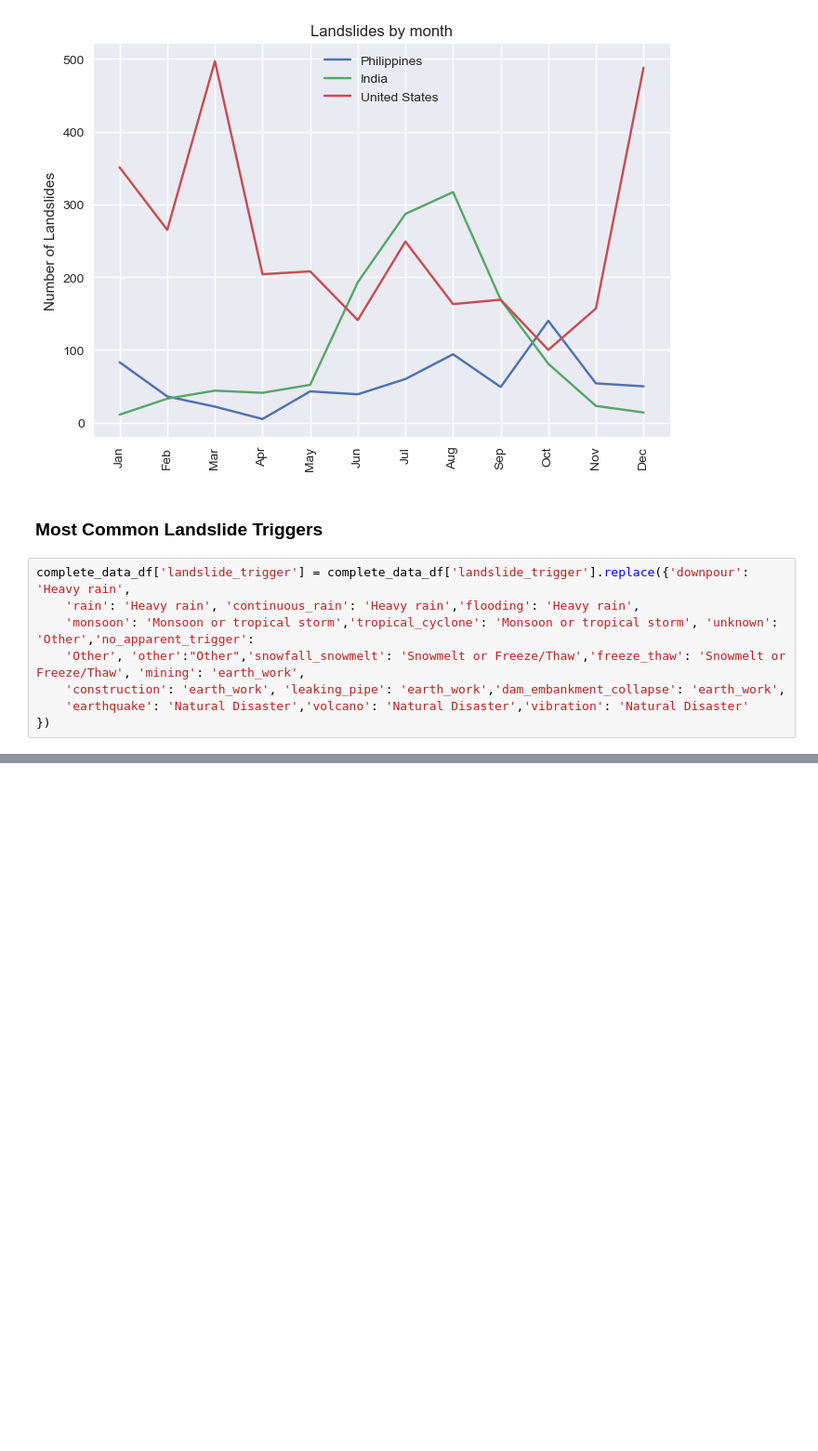
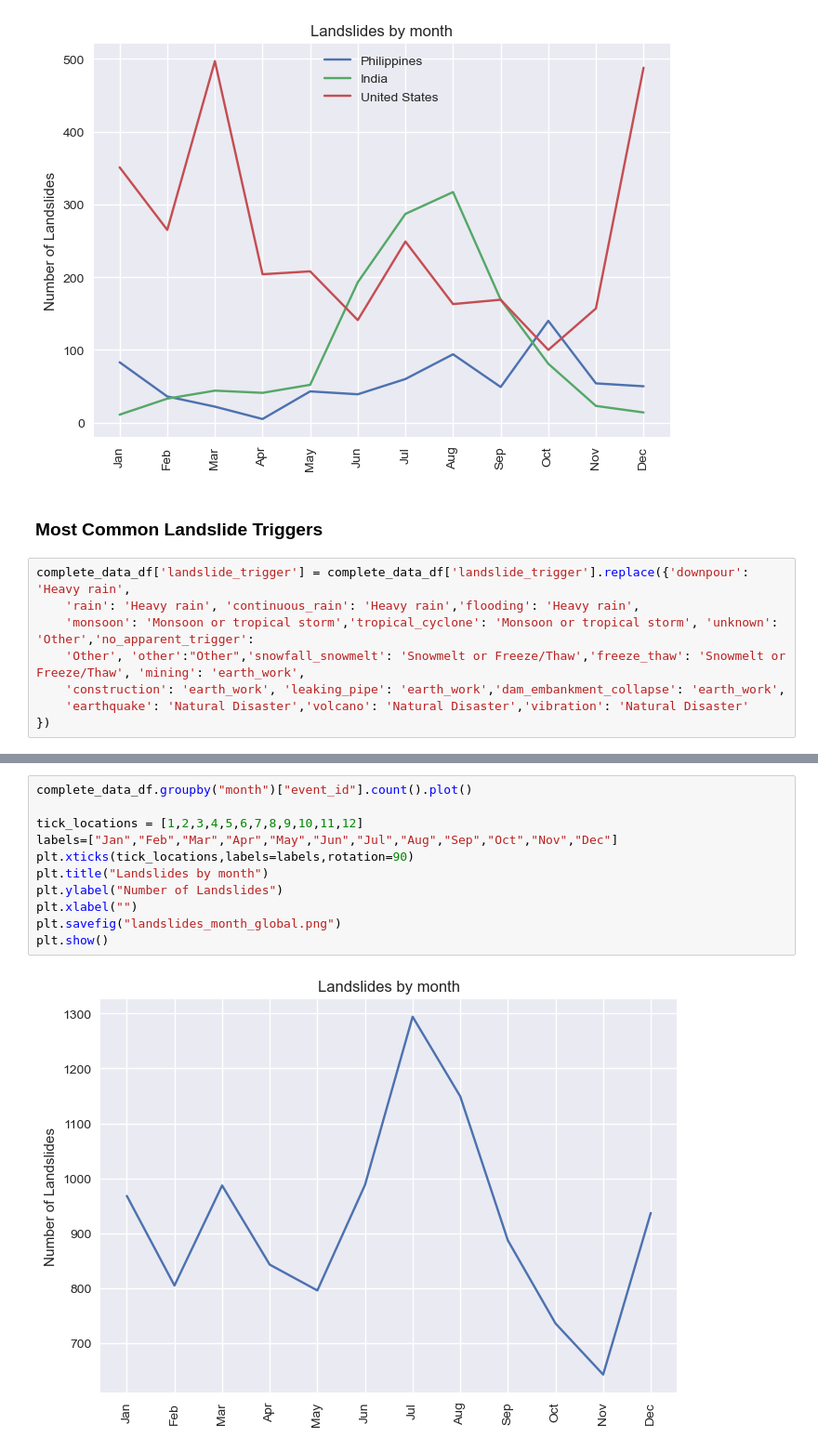
Before and after one commit to DamonMWRobinson/project-one, a Jupyter notebook: Landslide Analysis.ipynb, the cells around one changed output, grey strips where cells are left out. Shown at 93% size. Cells and saved outputs as stored; diff of their text form; blank space fills up the shorter version.

```diff
--- a/Landslide Analysis.ipynb
+++ b/Landslide Analysis.ipynb
@@ -161,0 +162,13 @@ plt.savefig("landslide_triggers.png")
+# %%
+complete_data_df.groupby("month")["event_id"].count().plot()
+
+tick_locations = [1,2,3,4,5,6,7,8,9,10,11,12]
+labels=["Jan","Feb","Mar","Apr","May","Jun","Jul","Aug","Sep","Oct","Nov","Dec"]
+plt.xticks(tick_locations,labels=labels,rotation=90)
+plt.title("Landslides by month")
+plt.ylabel("Number of Landslides")
+plt.xlabel("")
+plt.savefig("landslides_month_global.png")
+plt.show()
+# %% [output]
+[figure, added]
```
Also changed, not shown: parts of 1 cell of this notebook, 4 other files.
